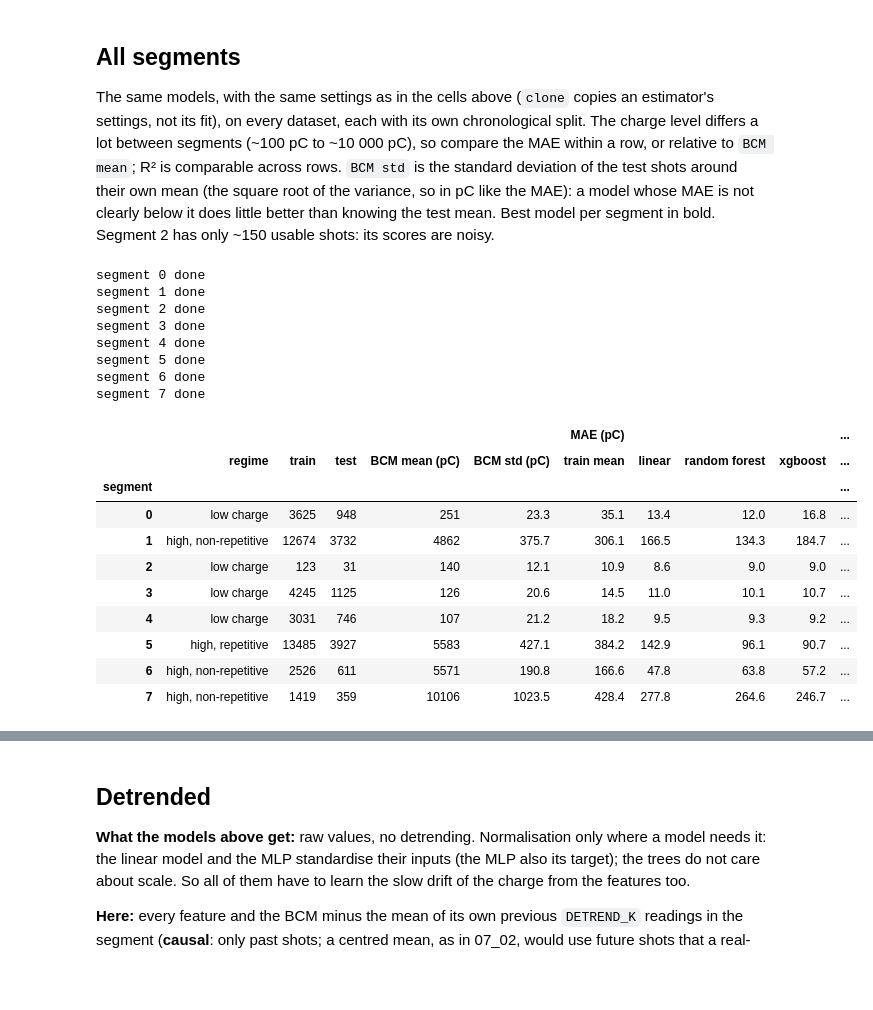
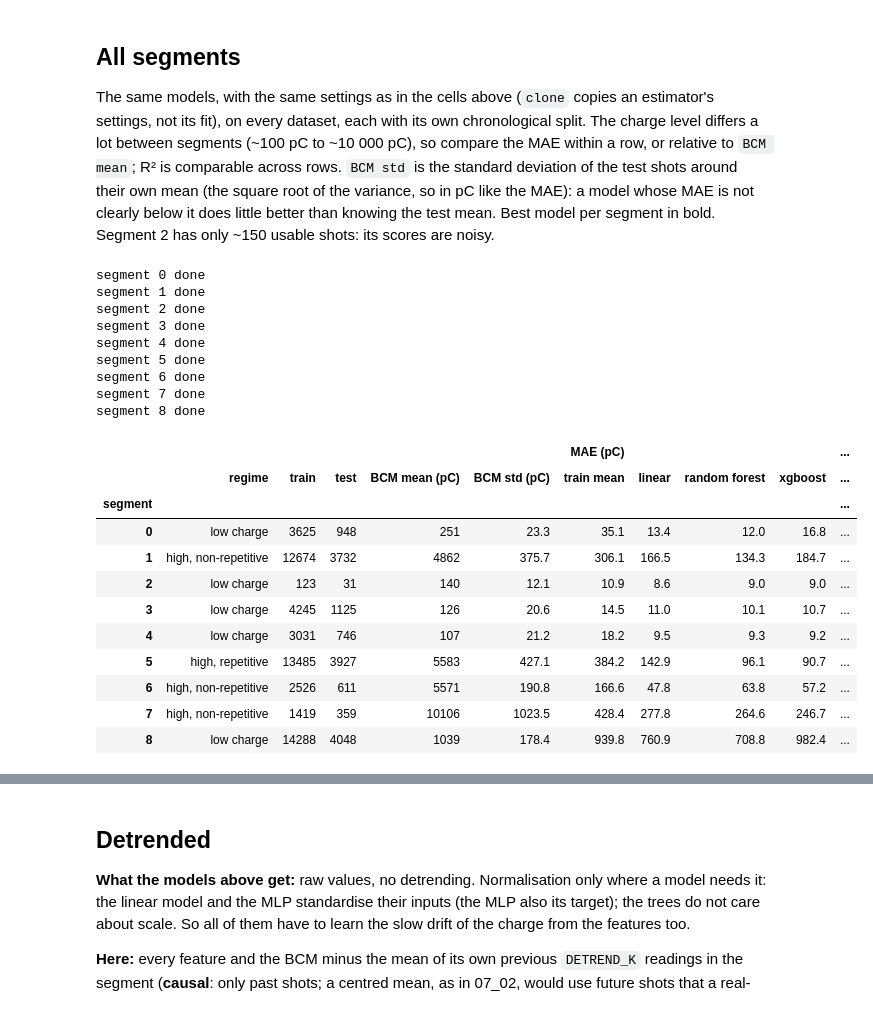
Before and after one commit to aghribi/artifact-hackathon-2026, a Jupyter notebook: challenges/optimisation/fast-approximate/notebooks/08_simple_models.ipynb, the cells around one changed output, grey strips where cells are left out. Drawn from its saved outputs; the diff is of its cells as text; code cells hidden in the pictures; blank space fills up the shorter version.

```diff
--- a/challenges/optimisation/fast-approximate/notebooks/08_simple_models.ipynb
+++ b/challenges/optimisation/fast-approximate/notebooks/08_simple_models.ipynb
@@ -270,7 +271,7 @@ Best model per segment in bold. Segment 2 has only ~150 usable shots: its scores
 from sklearn.base import clone
 
 # the three regimes of the clean data, as in 08_01 (results/data_labelling/stitched_bcm.png), by segment number
-REGIMES = {"low charge": [0, 2, 3, 4], "high, repetitive": [5], "high, non-repetitive": [1, 6, 7]}
+REGIMES = {"low charge": [0, 2, 3, 4, 8], "high, repetitive": [5], "high, non-repetitive": [1, 6, 7]}
 REGIME_OF = {s: r for r, segs in REGIMES.items() for s in segs}
 MODELS = {"linear": linear, "random forest": forest, "xgboost": xgb, "MLP": mlp}   # fitted above: only their settings are reused
 DETREND_K = 50     # detrended run only (section below): shots in the trailing mean, as SLOW in 08_01
@@ -332,33 +333,35 @@ def show(summary):
         .format("{:.0f}", subset=[("", "BCM mean (pC)")])
         .format("{:.1f}", subset=[("", "BCM std (pC)")])
         .format("{:.1f}", subset=[("MAE (pC)", m) for m in mae])
         .format("{:.3f}", subset=[("R2", m) for m in r2])
         .highlight_min(subset=[("MAE (pC)", m) for m in mae], axis=1, props="font-weight: bold")
         .highlight_max(subset=[("R2", m) for m in r2], axis=1, props="font-weight: bold"))
 
 
 summary, curves = evaluate()
 show(summary)
 # %% [output]
 segment 0 done
 segment 1 done
 segment 2 done
 segment 3 done
 segment 4 done
 segment 5 done
 segment 6 done
 segment 7 done
+segment 8 done
 |  |  |  |  |  |  | MAE (pC) |  |  |  | ... |
 |  | regime | train | test | BCM mean (pC) | BCM std (pC) | train mean | linear | random forest | xgboost | ... |
 | segment |  |  |  |  |  |  |  |  |  | ... |
 | 0 | low charge | 3625 | 948 | 251 | 23.3 | 35.1 | 13.4 | 12.0 | 16.8 | ... |
 | 1 | high, non-repetitive | 12674 | 3732 | 4862 | 375.7 | 306.1 | 166.5 | 134.3 | 184.7 | ... |
 | 2 | low charge | 123 | 31 | 140 | 12.1 | 10.9 | 8.6 | 9.0 | 9.0 | ... |
 | 3 | low charge | 4245 | 1125 | 126 | 20.6 | 14.5 | 11.0 | 10.1 | 10.7 | ... |
 | 4 | low charge | 3031 | 746 | 107 | 21.2 | 18.2 | 9.5 | 9.3 | 9.2 | ... |
 | 5 | high, repetitive | 13485 | 3927 | 5583 | 427.1 | 384.2 | 142.9 | 96.1 | 90.7 | ... |
 | 6 | high, non-repetitive | 2526 | 611 | 5571 | 190.8 | 166.6 | 47.8 | 63.8 | 57.2 | ... |
 | 7 | high, non-repetitive | 1419 | 359 | 10106 | 1023.5 | 428.4 | 277.8 | 264.6 | 246.7 | ... |
+| 8 | low charge | 14288 | 4048 | 1039 | 178.4 | 939.8 | 760.9 | 708.8 | 982.4 | ... |
 # %%
 COLORS = {"linear": "#2a78d6", "random forest": "#e34948", "xgboost": "#2e9e5b", "MLP": "#8e5bd0"}
 
```
Also changed, not shown: parts of 2 cells of this notebook, 16 other files.
